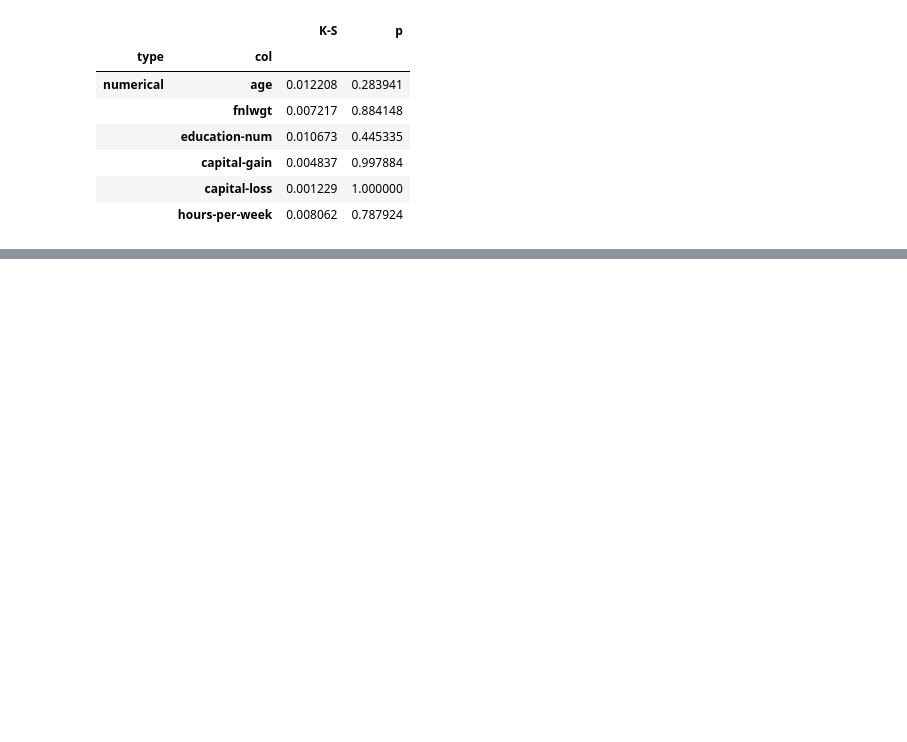
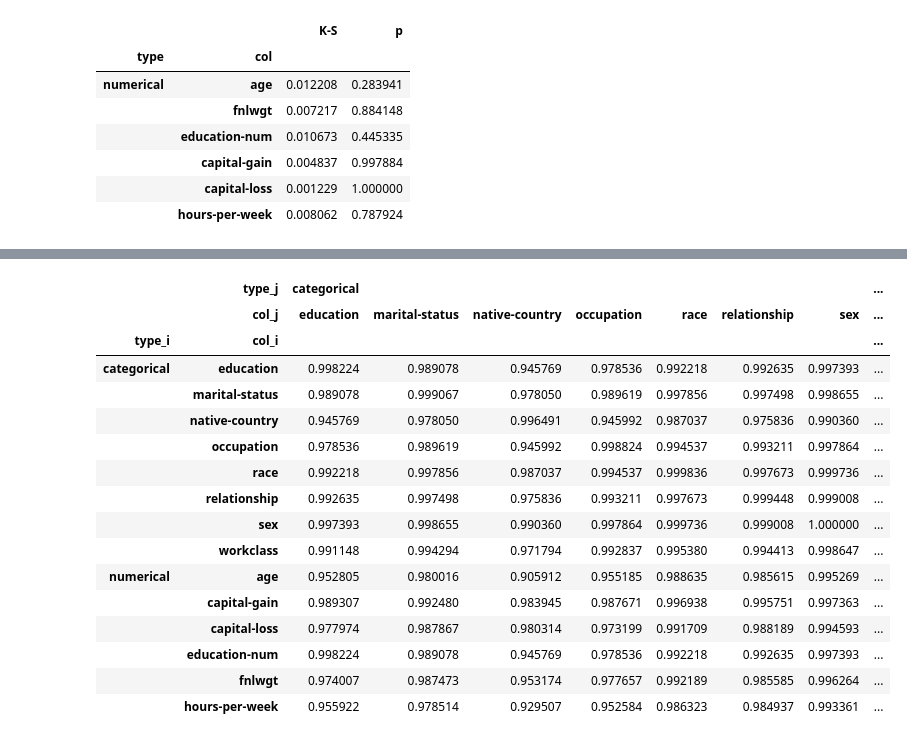
Before and after one commit to pasteur-dev/pasteur, a Jupyter notebook: notebooks/analyze_table.ipynb, the cells around one changed output, grey strips where cells are left out. Cells and saved outputs as stored; diff of their text form; code cells hidden in the pictures; blank space fills up the shorter version.

```diff
--- a/notebooks/analyze_table.ipynb
+++ b/notebooks/analyze_table.ipynb
@@ -161,0 +208,55 @@ res.set_index(keys=["type", "col"]).style.background_gradient(axis=0)
+# %%
+def mk_kl_plot(filter=None, val="kl_norm"):
+    # idx_tuples = []
+    # for table in reversed(tables):
+    #     a, _ = tables[table]
+    #     for col in sorted(a.keys()):
+    #         if is_categorical(table, col):
+    #             idx_tuples.append((table, col))
+
+    # idx = pd.MultiIndex.from_tuples(idx_tuples, names=['table_i', 'col_i'])
+    # cols = pd.MultiIndex.from_tuples(reversed(idx_tuples), names=['table_j', 'col_j'])
+
+    pt = res[filter] if filter is not None else res
+    pt = pt.pivot_table(
+        values=val, index=["type_i", "col_i"], columns=["type_j", "col_j"]
+    )
+
+    # Try to tweak colormap
+    vmin = vmax = None
+    # match val:
+    #     case "kl_norm":
+    #         vmin = 0.996
+    #     case "kl":
+    #         vmax = 0.04
+    #     case "mlen":
+    #         vmax = 100
+
+    # pt = pt.reindex(index=idx, columns=cols)
+    pt = pt.style.background_gradient(axis=None, vmin=vmin, vmax=vmax).applymap(
+        lambda x: "color: transparent; background-color: transparent"
+        if pd.isnull(x)
+        else ""
+    )
+
+    return pt
+# %%
+mk_kl_plot()
+# %% [output]
+|  | type_j | categorical |  |  |  |  |  |  | ... |
+|  | col_j | education | marital-status | native-country | occupation | race | relationship | sex | ... |
+| type_i | col_i |  |  |  |  |  |  |  | ... |
+| categorical | education | 0.998224 | 0.989078 | 0.945769 | 0.978536 | 0.992218 | 0.992635 | 0.997393 | ... |
+|  | marital-status | 0.989078 | 0.999067 | 0.978050 | 0.989619 | 0.997856 | 0.997498 | 0.998655 | ... |
+|  | native-country | 0.945769 | 0.978050 | 0.996491 | 0.945992 | 0.987037 | 0.975836 | 0.990360 | ... |
+|  | occupation | 0.978536 | 0.989619 | 0.945992 | 0.998824 | 0.994537 | 0.993211 | 0.997864 | ... |
+|  | race | 0.992218 | 0.997856 | 0.987037 | 0.994537 | 0.999836 | 0.997673 | 0.999736 | ... |
+|  | relationship | 0.992635 | 0.997498 | 0.975836 | 0.993211 | 0.997673 | 0.999448 | 0.999008 | ... |
+|  | sex | 0.997393 | 0.998655 | 0.990360 | 0.997864 | 0.999736 | 0.999008 | 1.000000 | ... |
+|  | workclass | 0.991148 | 0.994294 | 0.971794 | 0.992837 | 0.995380 | 0.994413 | 0.998647 | ... |
+| numerical | age | 0.952805 | 0.980016 | 0.905912 | 0.955185 | 0.988635 | 0.985615 | 0.995269 | ... |
+|  | capital-gain | 0.989307 | 0.992480 | 0.983945 | 0.987671 | 0.996938 | 0.995751 | 0.997363 | ... |
+|  | capital-loss | 0.977974 | 0.987867 | 0.980314 | 0.973199 | 0.991709 | 0.988189 | 0.994593 | ... |
+|  | education-num | 0.998224 | 0.989078 | 0.945769 | 0.978536 | 0.992218 | 0.992635 | 0.997393 | ... |
+|  | fnlwgt | 0.974007 | 0.987473 | 0.953174 | 0.977657 | 0.992189 | 0.985585 | 0.996264 | ... |
+|  | hours-per-week | 0.955922 | 0.978514 | 0.929507 | 0.952584 | 0.986323 | 0.984937 | 0.993361 | ... |
```
Also changed, not shown: parts of 2 cells of this notebook, 1 other file.
